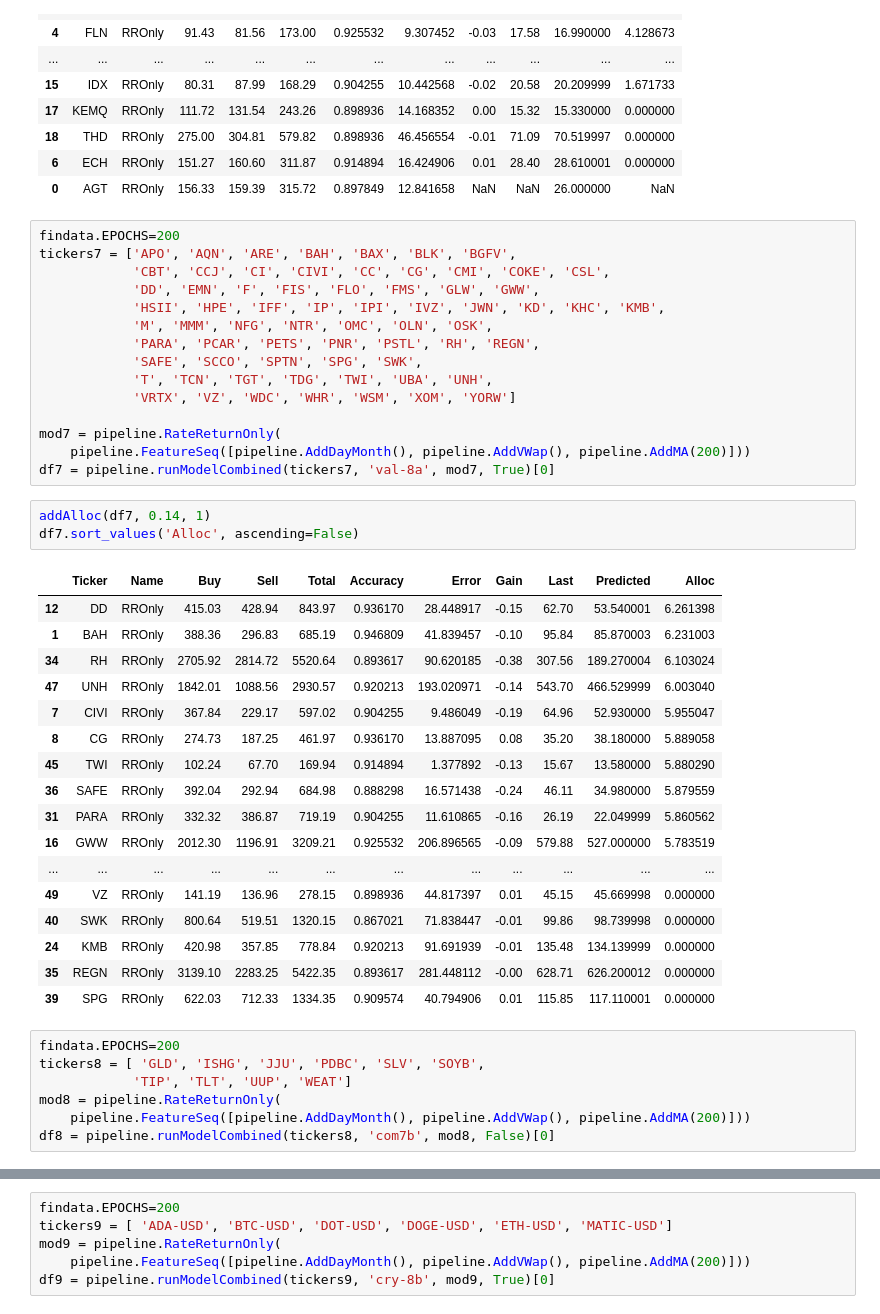
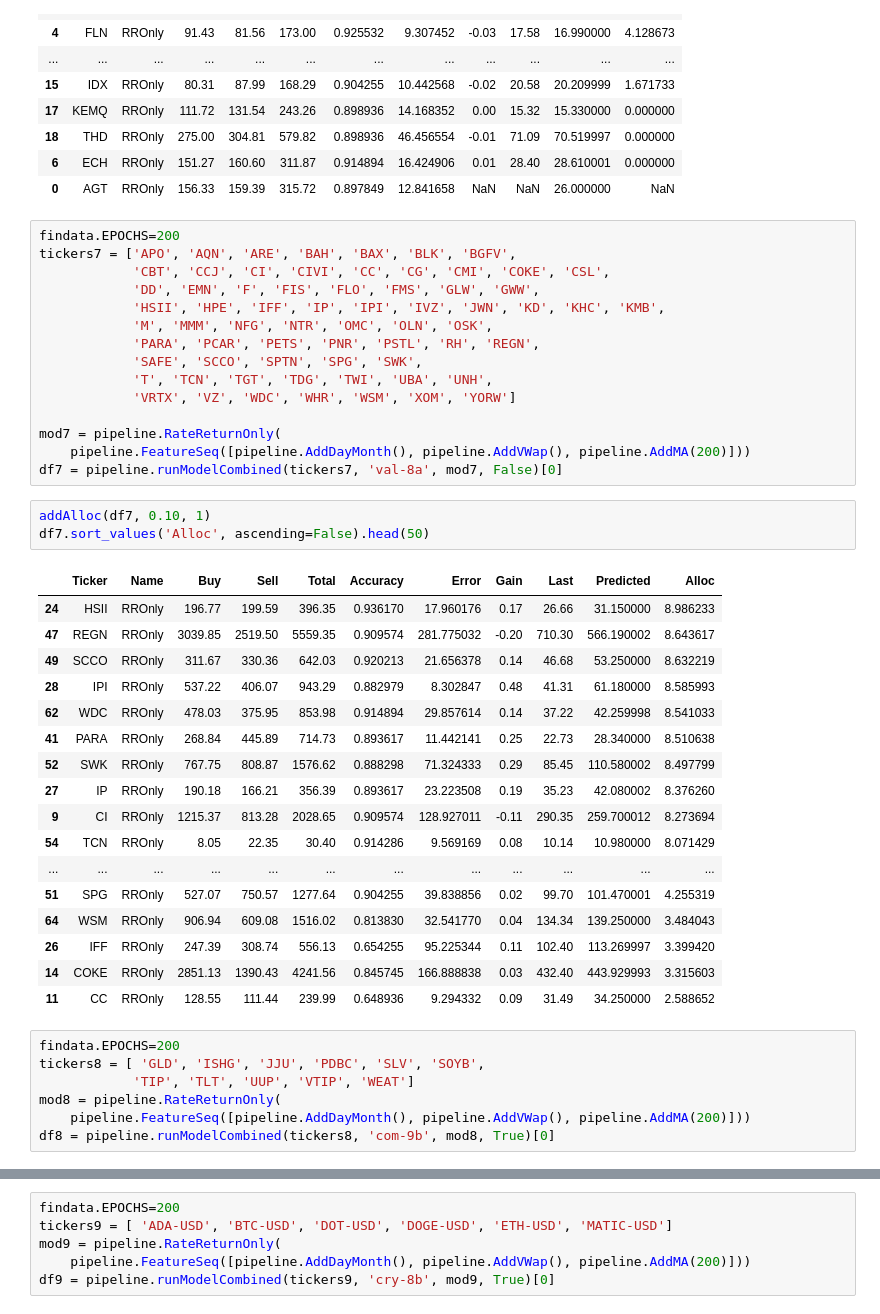
Before and after one commit to ahsank/runml, a Jupyter notebook: StockML.ipynb, the cells around one changed output, grey strips where cells are left out. Drawn from its saved outputs; the diff is of its cells as text.

```diff
--- a/StockML.ipynb
+++ b/StockML.ipynb
@@ -268,35 +268,35 @@ tickers7 = ['APO', 'AQN', 'ARE', 'BAH', 'BAX', 'BLK', 'BGFV',
 
 mod7 = pipeline.RateReturnOnly(
     pipeline.FeatureSeq([pipeline.AddDayMonth(), pipeline.AddVWap(), pipeline.AddMA(200)]))
-df7 = pipeline.runModelCombined(tickers7, 'val-8a', mod7, True)[0]
+df7 = pipeline.runModelCombined(tickers7, 'val-8a', mod7, False)[0]
 # %%
-addAlloc(df7, 0.14, 1)
-df7.sort_values('Alloc', ascending=False)
+addAlloc(df7, 0.10, 1)
+df7.sort_values('Alloc', ascending=False).head(50)
 # %% [output]
 |  | Ticker | Name | Buy | Sell | Total | Accuracy | Error | Gain | Last | Predicted | Alloc |
-| 12 | DD | RROnly | 415.03 | 428.94 | 843.97 | 0.936170 | 28.448917 | -0.15 | 62.70 | 53.540001 | 6.261398 |
-| 1 | BAH | RROnly | 388.36 | 296.83 | 685.19 | 0.946809 | 41.839457 | -0.10 | 95.84 | 85.870003 | 6.231003 |
-| 34 | RH | RROnly | 2705.92 | 2814.72 | 5520.64 | 0.893617 | 90.620185 | -0.38 | 307.56 | 189.270004 | 6.103024 |
-| 47 | UNH | RROnly | 1842.01 | 1088.56 | 2930.57 | 0.920213 | 193.020971 | -0.14 | 543.70 | 466.529999 | 6.003040 |
-| 7 | CIVI | RROnly | 367.84 | 229.17 | 597.02 | 0.904255 | 9.486049 | -0.19 | 64.96 | 52.930000 | 5.955047 |
-| 8 | CG | RROnly | 274.73 | 187.25 | 461.97 | 0.936170 | 13.887095 | 0.08 | 35.20 | 38.180000 | 5.889058 |
-| 45 | TWI | RROnly | 102.24 | 67.70 | 169.94 | 0.914894 | 1.377892 | -0.13 | 15.67 | 13.580000 | 5.880290 |
-| 36 | SAFE | RROnly | 392.04 | 292.94 | 684.98 | 0.888298 | 16.571438 | -0.24 | 46.11 | 34.980000 | 5.879559 |
-| 31 | PARA | RROnly | 332.32 | 386.87 | 719.19 | 0.904255 | 11.610865 | -0.16 | 26.19 | 22.049999 | 5.860562 |
-| 16 | GWW | RROnly | 2012.30 | 1196.91 | 3209.21 | 0.925532 | 206.896565 | -0.09 | 579.88 | 527.000000 | 5.783519 |
+| 24 | HSII | RROnly | 196.77 | 199.59 | 396.35 | 0.936170 | 17.960176 | 0.17 | 26.66 | 31.150000 | 8.986233 |
+| 47 | REGN | RROnly | 3039.85 | 2519.50 | 5559.35 | 0.909574 | 281.775032 | -0.20 | 710.30 | 566.190002 | 8.643617 |
+| 49 | SCCO | RROnly | 311.67 | 330.36 | 642.03 | 0.920213 | 21.656378 | 0.14 | 46.68 | 53.250000 | 8.632219 |
+| 28 | IPI | RROnly | 537.22 | 406.07 | 943.29 | 0.882979 | 8.302847 | 0.48 | 41.31 | 61.180000 | 8.585993 |
+| 62 | WDC | RROnly | 478.03 | 375.95 | 853.98 | 0.914894 | 29.857614 | 0.14 | 37.22 | 42.259998 | 8.541033 |
+| 41 | PARA | RROnly | 268.84 | 445.89 | 714.73 | 0.893617 | 11.442141 | 0.25 | 22.73 | 28.340000 | 8.510638 |
+| 52 | SWK | RROnly | 767.75 | 808.87 | 1576.62 | 0.888298 | 71.324333 | 0.29 | 85.45 | 110.580002 | 8.497799 |
+| 27 | IP | RROnly | 190.18 | 166.21 | 356.39 | 0.893617 | 23.223508 | 0.19 | 35.23 | 42.080002 | 8.376260 |
+| 9 | CI | RROnly | 1215.37 | 813.28 | 2028.65 | 0.909574 | 128.927011 | -0.11 | 290.35 | 259.700012 | 8.273694 |
+| 54 | TCN | RROnly | 8.05 | 22.35 | 30.40 | 0.914286 | 9.569169 | 0.08 | 10.14 | 10.980000 | 8.071429 |
 | ... | ... | ... | ... | ... | ... | ... | ... | ... | ... | ... | ... |
-| 49 | VZ | RROnly | 141.19 | 136.96 | 278.15 | 0.898936 | 44.817397 | 0.01 | 45.15 | 45.669998 | 0.000000 |
-| 40 | SWK | RROnly | 800.64 | 519.51 | 1320.15 | 0.867021 | 71.838447 | -0.01 | 99.86 | 98.739998 | 0.000000 |
-| 24 | KMB | RROnly | 420.98 | 357.85 | 778.84 | 0.920213 | 91.691939 | -0.01 | 135.48 | 134.139999 | 0.000000 |
-| 35 | REGN | RROnly | 3139.10 | 2283.25 | 5422.35 | 0.893617 | 281.448112 | -0.00 | 628.71 | 626.200012 | 0.000000 |
-| 39 | SPG | RROnly | 622.03 | 712.33 | 1334.35 | 0.909574 | 40.794906 | 0.01 | 115.85 | 117.110001 | 0.000000 |
+| 51 | SPG | RROnly | 527.07 | 750.57 | 1277.64 | 0.904255 | 39.838856 | 0.02 | 99.70 | 101.470001 | 4.255319 |
+| 64 | WSM | RROnly | 906.94 | 609.08 | 1516.02 | 0.813830 | 32.541770 | 0.04 | 134.34 | 139.250000 | 3.484043 |
+| 26 | IFF | RROnly | 247.39 | 308.74 | 556.13 | 0.654255 | 95.225344 | 0.11 | 102.40 | 113.269997 | 3.399420 |
+| 14 | COKE | RROnly | 2851.13 | 1390.43 | 4241.56 | 0.845745 | 166.888838 | 0.03 | 432.40 | 443.929993 | 3.315603 |
+| 11 | CC | RROnly | 128.55 | 111.44 | 239.99 | 0.648936 | 9.294332 | 0.09 | 31.49 | 34.250000 | 2.588652 |
 # %%
 findata.EPOCHS=200
 tickers8 = [ 'GLD', 'ISHG', 'JJU', 'PDBC', 'SLV', 'SOYB',
-            'TIP', 'TLT', 'UUP', 'WEAT']
+            'TIP', 'TLT', 'UUP', 'VTIP', 'WEAT']
 mod8 = pipeline.RateReturnOnly(
     pipeline.FeatureSeq([pipeline.AddDayMonth(), pipeline.AddVWap(), pipeline.AddMA(200)]))
-df8 = pipeline.runModelCombined(tickers8, 'com7b', mod8, False)[0]
+df8 = pipeline.runModelCombined(tickers8, 'com-9b', mod8, True)[0]
 # %%
 addAlloc(df8, 0.10, 1)
 df8.sort_values('Alloc', ascending=False)
```
Also changed, not shown: parts of 2 cells of this notebook.
